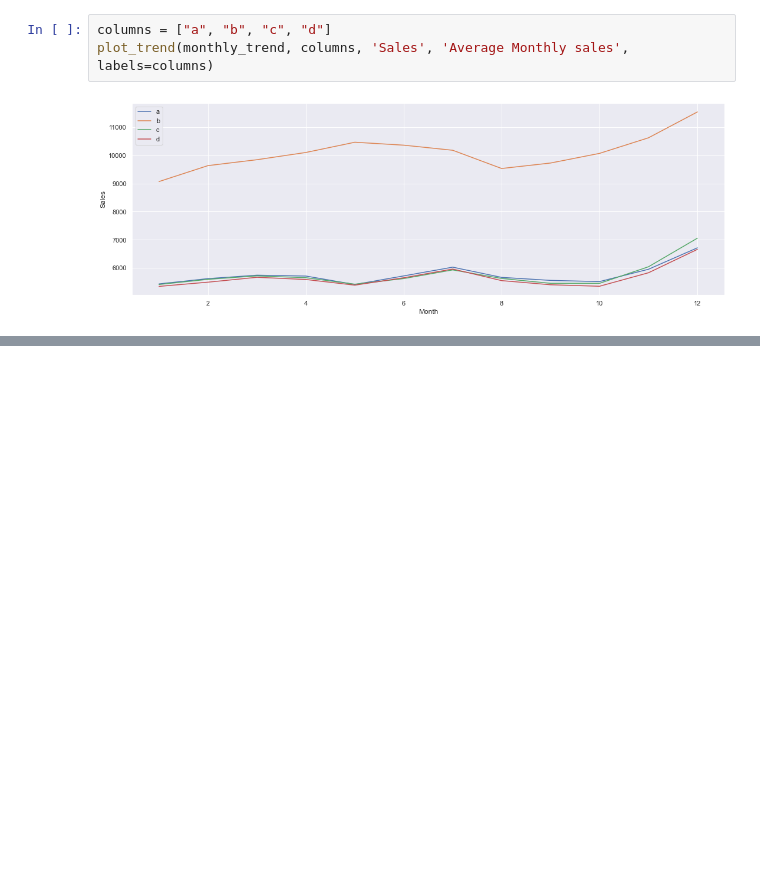
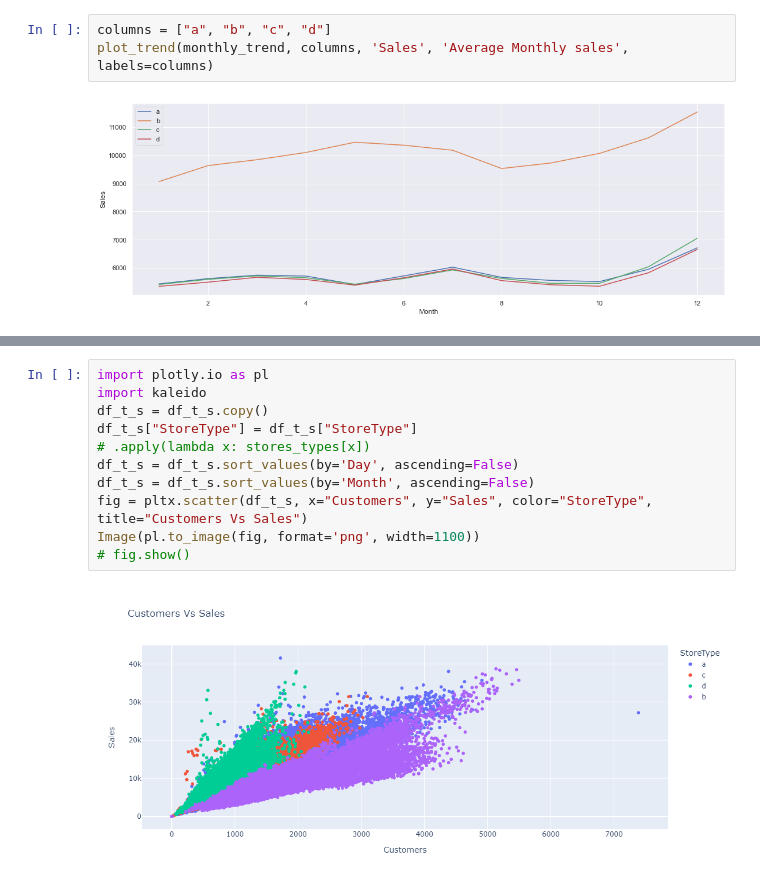
Before and after one commit to rafaesam/pharmaceutical_sales_prediction, a Jupyter notebook: notebooks/exploratory_data_analysis.ipynb, the cells around one changed output, grey strips where cells are left out. Cells and saved outputs as stored; diff of their text form; blank space fills up the shorter version.

```diff
--- a/notebooks/exploratory_data_analysis.ipynb
+++ b/notebooks/exploratory_data_analysis.ipynb
@@ -157,0 +160,13 @@ plot_trend(monthly_trend, columns, 'Sales', 'Average Monthly sales', labels=colu
+# %%
+import plotly.io as pl
+import kaleido
+df_t_s = df_t_s.copy()
+df_t_s["StoreType"] = df_t_s["StoreType"]
+# .apply(lambda x: stores_types[x])
+df_t_s = df_t_s.sort_values(by='Day', ascending=False)
+df_t_s = df_t_s.sort_values(by='Month', ascending=False)
+fig = pltx.scatter(df_t_s, x="Customers", y="Sales", color="StoreType", title="Customers Vs Sales")
+Image(pl.to_image(fig, format='png', width=1100))
+# fig.show()
+# %% [output]
+[figure, added]
```
Also changed, not shown: parts of 11 cells of this notebook, 1 other file.
